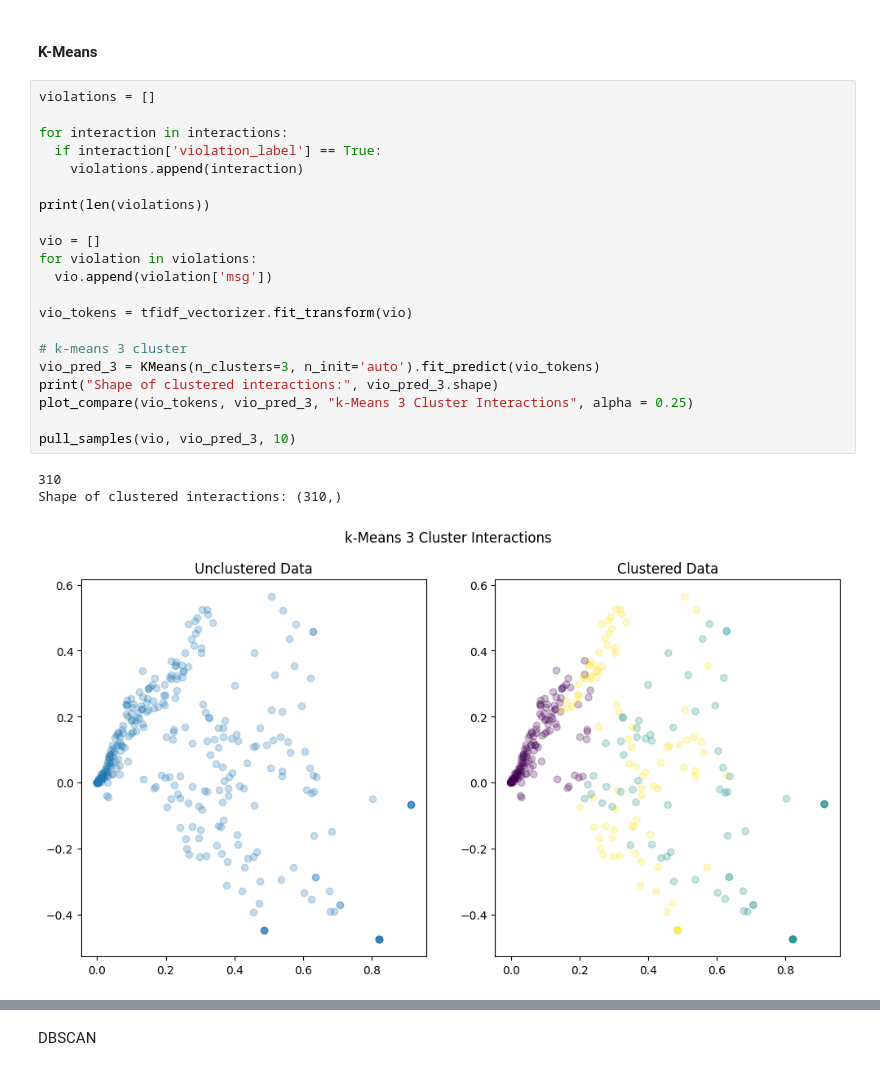
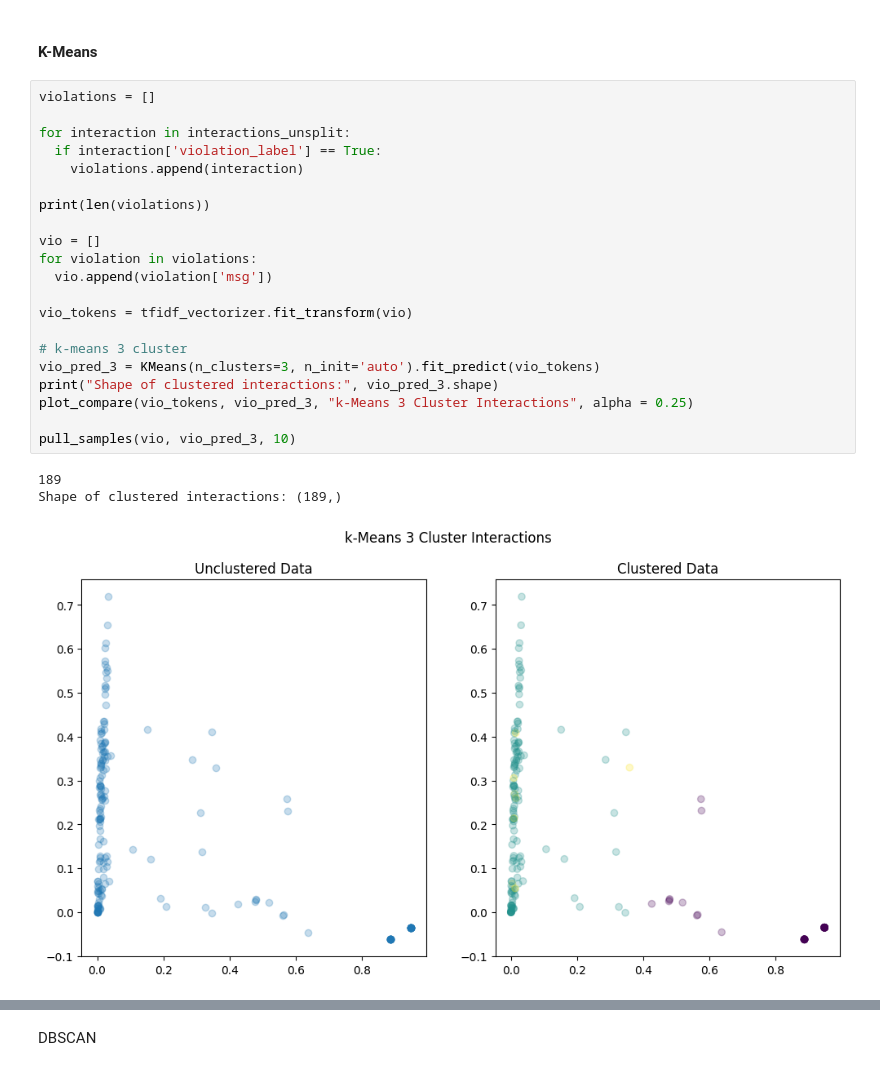
Before and after one commit to Ming-DeMers/cornell-gorges, a Jupyter notebook: Gorges_Analysis_INFO_3350_Final.ipynb, the cells around one changed output, grey strips where cells are left out. Saved outputs shown, nothing was run; the diff lists cells and outputs as text.

```diff
--- a/Gorges_Analysis_INFO_3350_Final.ipynb
+++ b/Gorges_Analysis_INFO_3350_Final.ipynb
@@ -833,26 +829,26 @@ Number of casc violations: 82
 # %%
 violations = []
 
-for interaction in interactions:
+for interaction in interactions_unsplit:
   if interaction['violation_label'] == True:
     violations.append(interaction)
 
 print(len(violations))
 
 vio = []
 for violation in violations:
   vio.append(violation['msg'])
 
 vio_tokens = tfidf_vectorizer.fit_transform(vio)
 
 # k-means 3 cluster
 vio_pred_3 = KMeans(n_clusters=3, n_init='auto').fit_predict(vio_tokens)
 print("Shape of clustered interactions:", vio_pred_3.shape)
 plot_compare(vio_tokens, vio_pred_3, "k-Means 3 Cluster Interactions", alpha = 0.25)
 
 pull_samples(vio, vio_pred_3, 10)
 # %% [output]
-310
-Shape of clustered interactions: (310,)
+189
+Shape of clustered interactions: (189,)
-[figure, old version]
+[figure, new version]
 Label: 0
```
Also changed, not shown: parts of 34 cells of this notebook.
